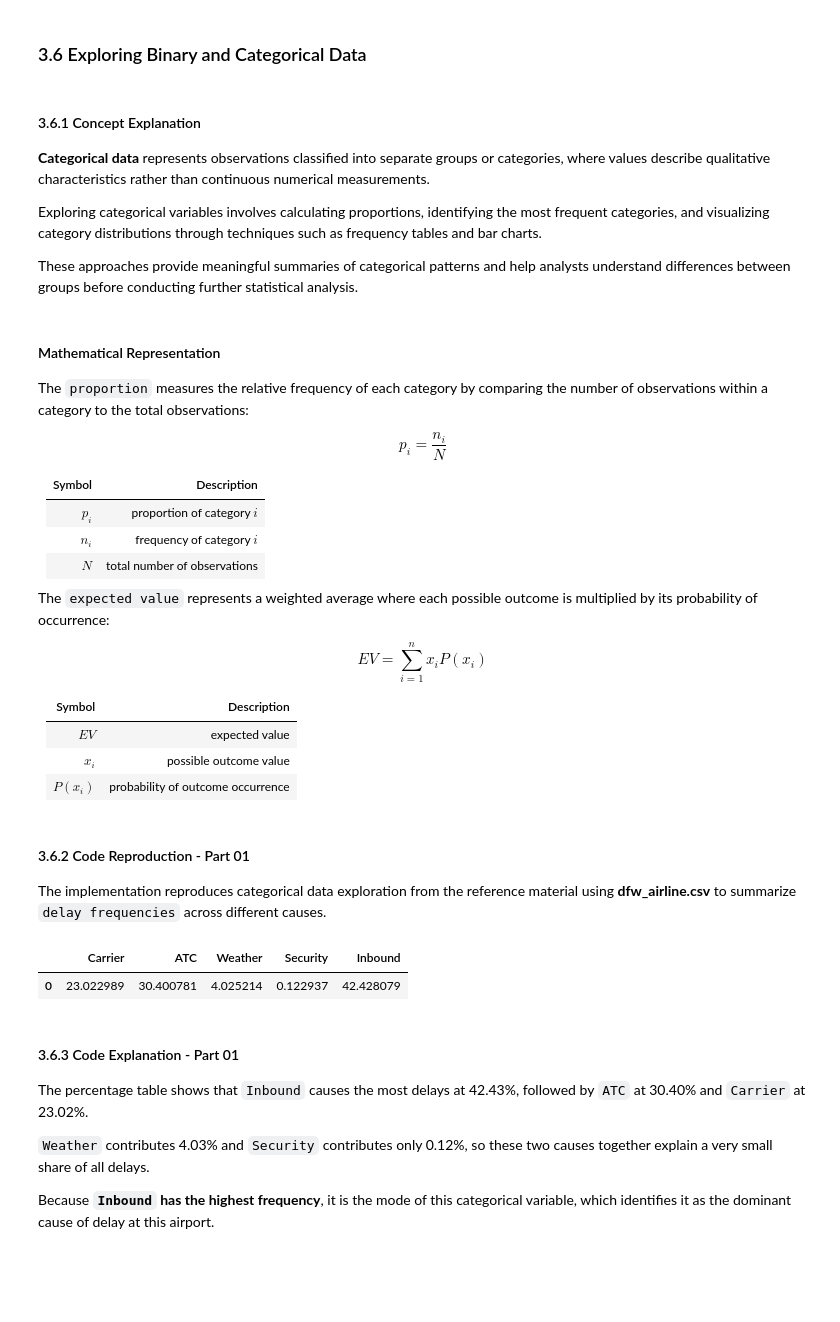
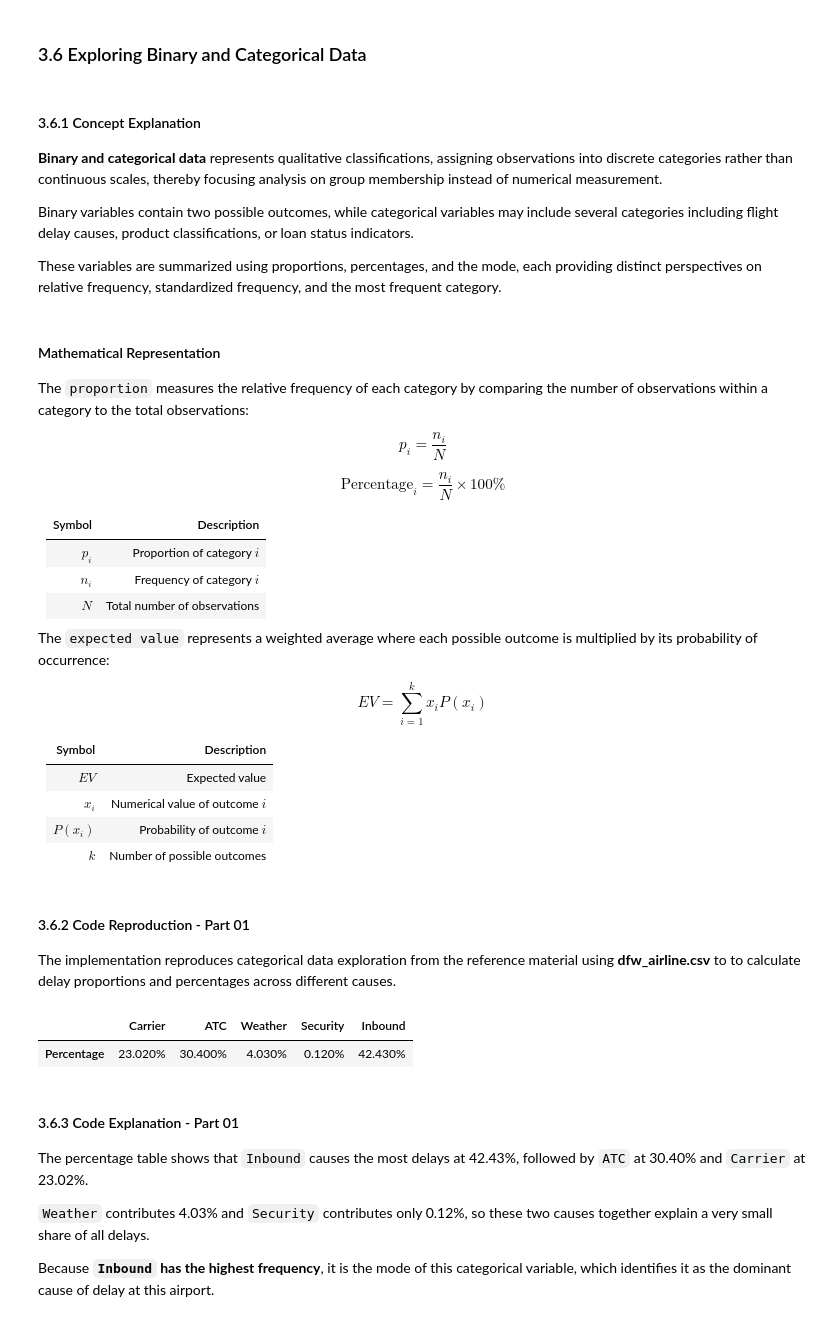
Before and after one commit to kinanpta/Practical-Statistics-for-Data-Scientists, a Jupyter notebook: Chapter01_Exploratory_Data_Analysis.ipynb, the cells around one changed output. Drawn from its saved outputs; the diff is of its cells as text; code cells hidden in the pictures; blank space fills up the shorter version.

```diff
--- a/Chapter01_Exploratory_Data_Analysis.ipynb
+++ b/Chapter01_Exploratory_Data_Analysis.ipynb
@@ -589,49 +589,57 @@ The `density` curve smooths the `histogram` and highlights relative concentratio
 # %% [markdown]
 #### 3.6.1 Concept Explanation
 
-**Categorical data** represents observations classified into separate groups or categories, where values describe qualitative characteristics rather than continuous numerical measurements.
+**Binary and categorical data** represents qualitative classifications, assigning observations into discrete categories rather than continuous scales, thereby focusing analysis on group membership instead of numerical measurement.
 
-Exploring categorical variables involves calculating proportions, identifying the most frequent categories, and visualizing category distributions through techniques such as frequency tables and bar charts.
+Binary variables contain two possible outcomes, while categorical variables may include several categories including flight delay causes, product classifications, or loan status indicators.
 
-These approaches provide meaningful summaries of categorical patterns and help analysts understand differences between groups before conducting further statistical analysis.
+These variables are summarized using proportions, percentages, and the mode, each providing distinct perspectives on relative frequency, standardized frequency, and the most frequent category.
 # %% [markdown]
 #### Mathematical Representation
 
 The `proportion` measures the relative frequency of each category by comparing the number of observations within a category to the total observations:
 
 $$
-p_i=\frac{n_i}{N}
+p_i = \frac{n_i}{N}
+$$
+
+$$
+\text{Percentage}_i = \frac{n_i}{N}\times 100\%
 $$
 
 | Symbol | Description |
 | :--- | :--- |
-| $p_i$ | proportion of category $i$ |
-| $n_i$ | frequency of category $i$ |
-| $N$ | total number of observations |
+| $p_i$ | Proportion of category $i$ |
+| $n_i$ | Frequency of category $i$ |
+| $N$ | Total number of observations |
 
 
 The `expected value` represents a weighted average where each possible outcome is multiplied by its probability of occurrence:
 
 $$
-EV=\sum_{i=1}^{n}x_iP(x_i)
+EV = \sum_{i=1}^{k} x_i P(x_i)
 $$
 
 | Symbol | Description |
 | :--- | :--- |
-| $EV$ | expected value |
-| $x_i$ | possible outcome value |
-| $P(x_i)$ | probability of outcome occurrence |
+| $EV$ | Expected value |
+| $x_i$ | Numerical value of outcome $i$ |
+| $P(x_i)$ | Probability of outcome $i$ |
+| $k$ | Number of possible outcomes |
 # %% [markdown]
 #### 3.6.2 Code Reproduction - Part 01
 
-The implementation reproduces categorical data exploration from the reference material using **dfw_airline.csv** to summarize `delay frequencies` across different causes.
+The implementation reproduces categorical data exploration from the reference material using **dfw_airline.csv** to to calculate delay proportions and percentages across different causes.
 # %%
 dfw = pd.read_csv("datasets/dfw_airline.csv")
-percentage_table = 100 * dfw / dfw.values.sum()
-percentage_table
+
+delays = dfw.to_numpy().sum() #calculate  total number of delays
+percentage = (100 * dfw / delays).round(2) #convert to percentages
+percentage.index = ["Percentage"]
+percentage.style.format("{:.3f}%")
 # %% [output]
 |  | Carrier | ATC | Weather | Security | Inbound |
-| 0 | 23.022989 | 30.400781 | 4.025214 | 0.122937 | 42.428079 |
+| Percentage | 23.020% | 30.400% | 4.030% | 0.120% | 42.430% |
 # %% [markdown]
 #### 3.6.3 Code Explanation - Part 01
 
```
